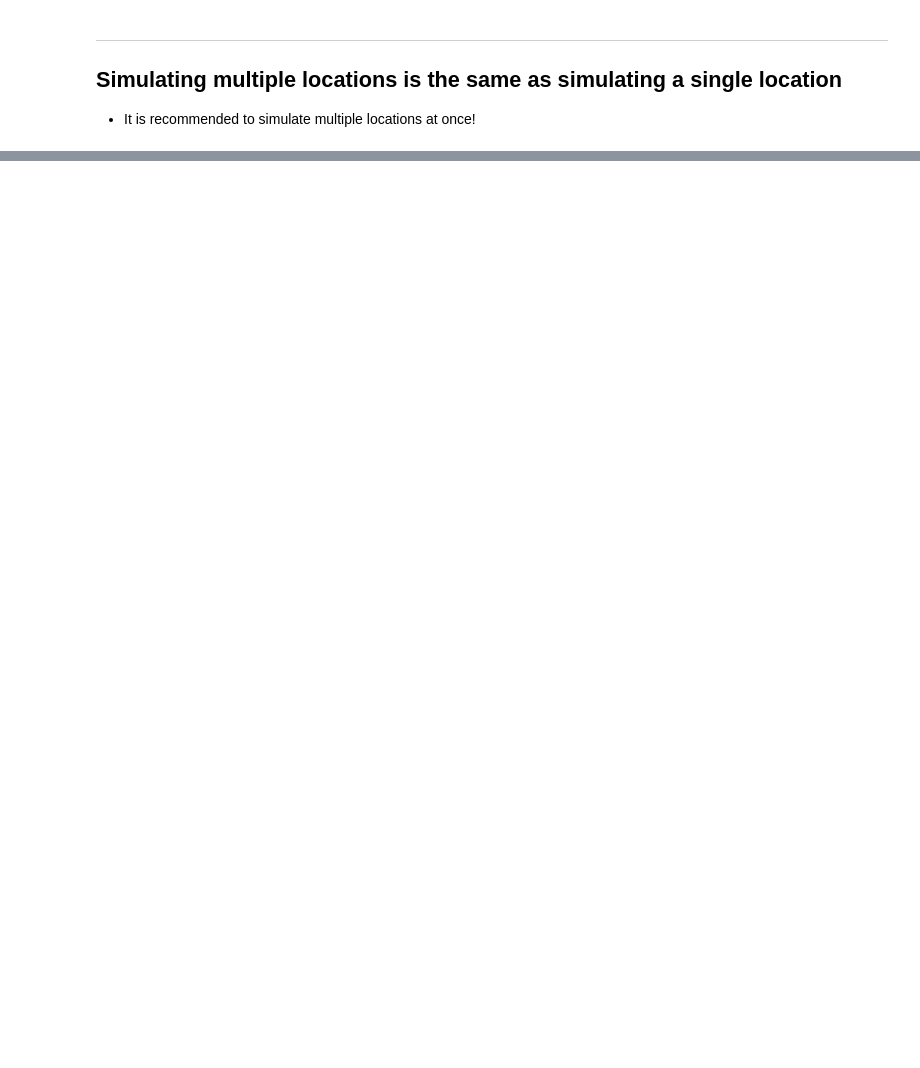
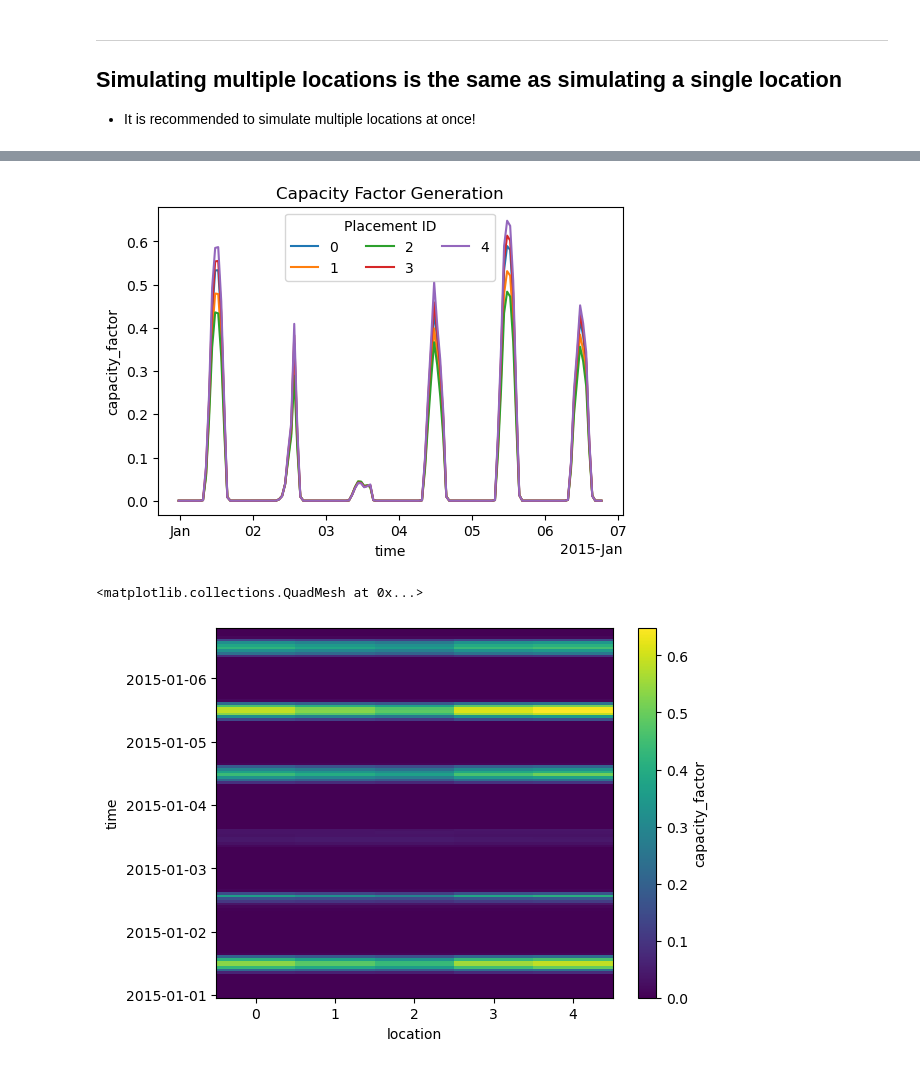
Before and after one commit to FZJ-IEK3-VSA/RESKit, a Jupyter notebook: examples/4_solar/4_3_solar_automated_simulation_workflow.ipynb, the cells around one changed output, grey strips where cells are left out. Saved outputs shown, nothing was run; the diff lists cells and outputs as text; code cells hidden in the pictures; blank space fills up the shorter version.

Commit message:
Changed examples 4-6

```diff
--- a/examples/4_solar/4_3_solar_automated_simulation_workflow.ipynb
+++ b/examples/4_solar/4_3_solar_automated_simulation_workflow.ipynb
@@ -142,8 +250,16 @@ out = rk.solar.openfield_pv_era5(
 # %%
+# Same plot as in single examples, but now for multiple placements
 plt.figure(figsize=(6, 4))
 for i in range(placements.shape[0]):
     out.capacity_factor[:, i].fillna(0).plot(label=i)
 
 plt.legend(ncol=3, title="Placement ID")
 plt.title("Capacity Factor Generation")
 plt.show()
+
+# Same Plot function as in single examples
+out.capacity_factor.fillna(0).plot()
+# %% [output]
+[figure, added]
+<matplotlib.collections.QuadMesh at 0x...>
+[figure, added]
```
Also changed, not shown: parts of 13 cells of this notebook, 19 other files.
